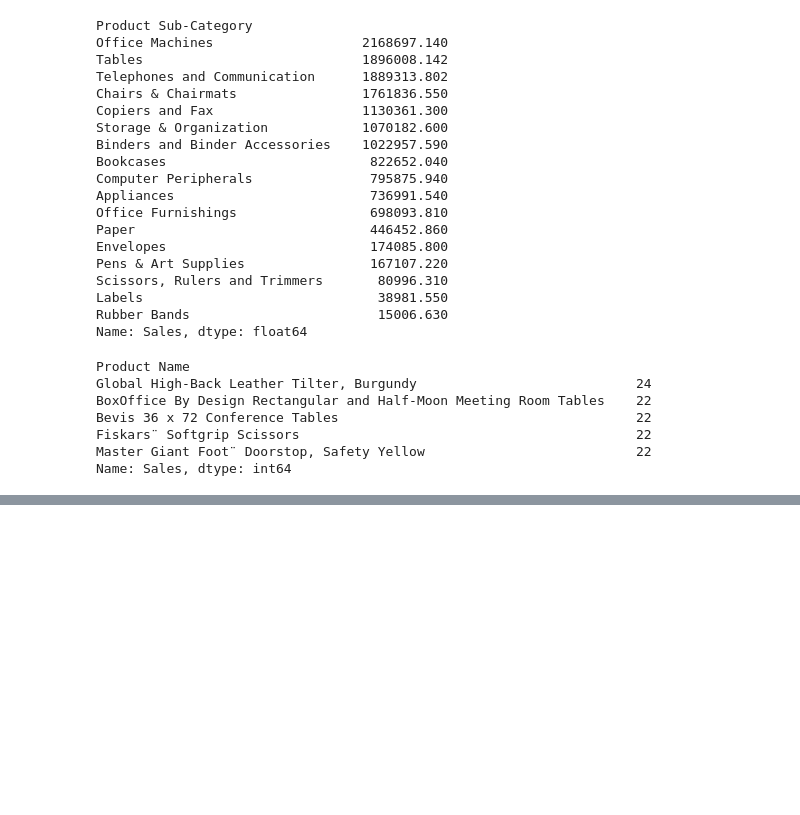
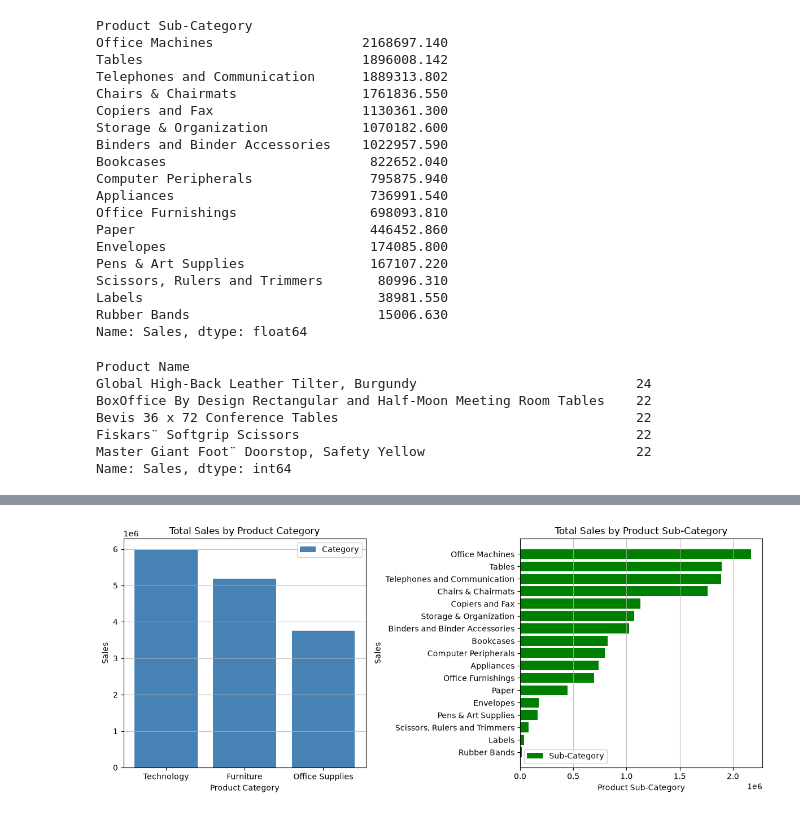
Before and after one commit to viswanathreddy-arch/Python-Projects, a Jupyter notebook: project-1/data.ipynb, the cells around one changed output, grey strips where cells are left out. Cells and saved outputs as stored; diff of their text form; code cells hidden in the pictures; blank space fills up the shorter version.

```diff
--- a/project-1/data.ipynb
+++ b/project-1/data.ipynb
@@ -186,0 +243,23 @@ Name: Sales, Length: 1418, dtype: int64
+# %%
+total_sales_Sub_category = total_sales_Sub_category.sort_values()
+
+fig, (ax1, ax2) = plt.subplots(1, 2, figsize=(12, 5))
+
+ax1.bar(total_sales_category.index, total_sales_category.values, color="steelblue", label="Category")
+ax1.set_title("Total Sales by Product Category")
+ax1.set_xlabel("Product Category")
+ax1.set_ylabel("Sales")
+ax1.grid(axis='y', alpha=0.8)
+ax1.legend()
+
+ax2.barh(total_sales_Sub_category.index, total_sales_Sub_category.values, color="green", label="Sub-Category")
+ax2.set_title("Total Sales by Product Sub-Category")
+ax2.set_xlabel("Product Sub-Category")
+ax2.set_ylabel("Sales")
+ax2.grid(axis='x', alpha=0.8)
+ax2.legend()
+
+plt.tight_layout()
+plt.show()
+# %% [output]
+[figure, added]
```
Also changed, not shown: parts of 14 cells of this notebook.
